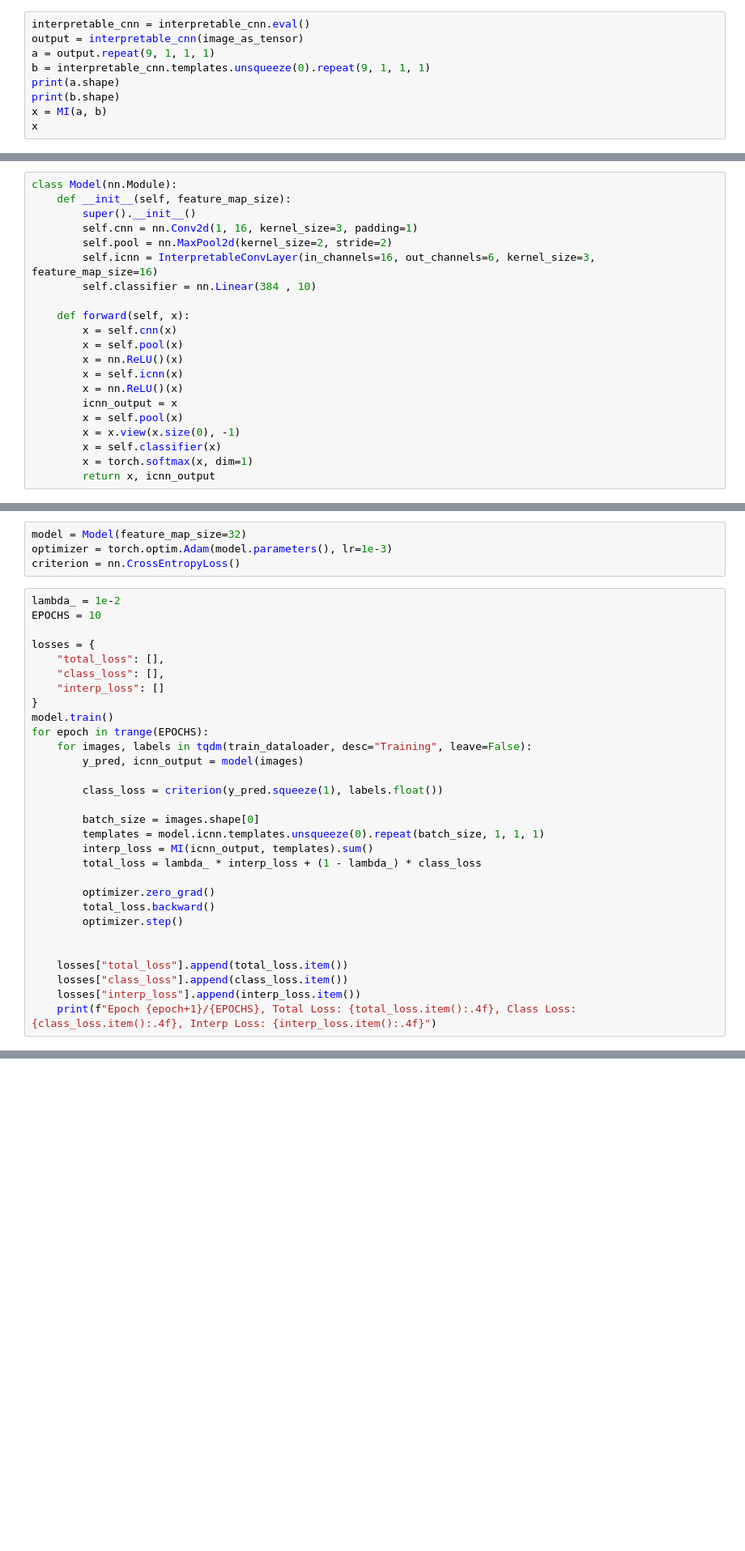
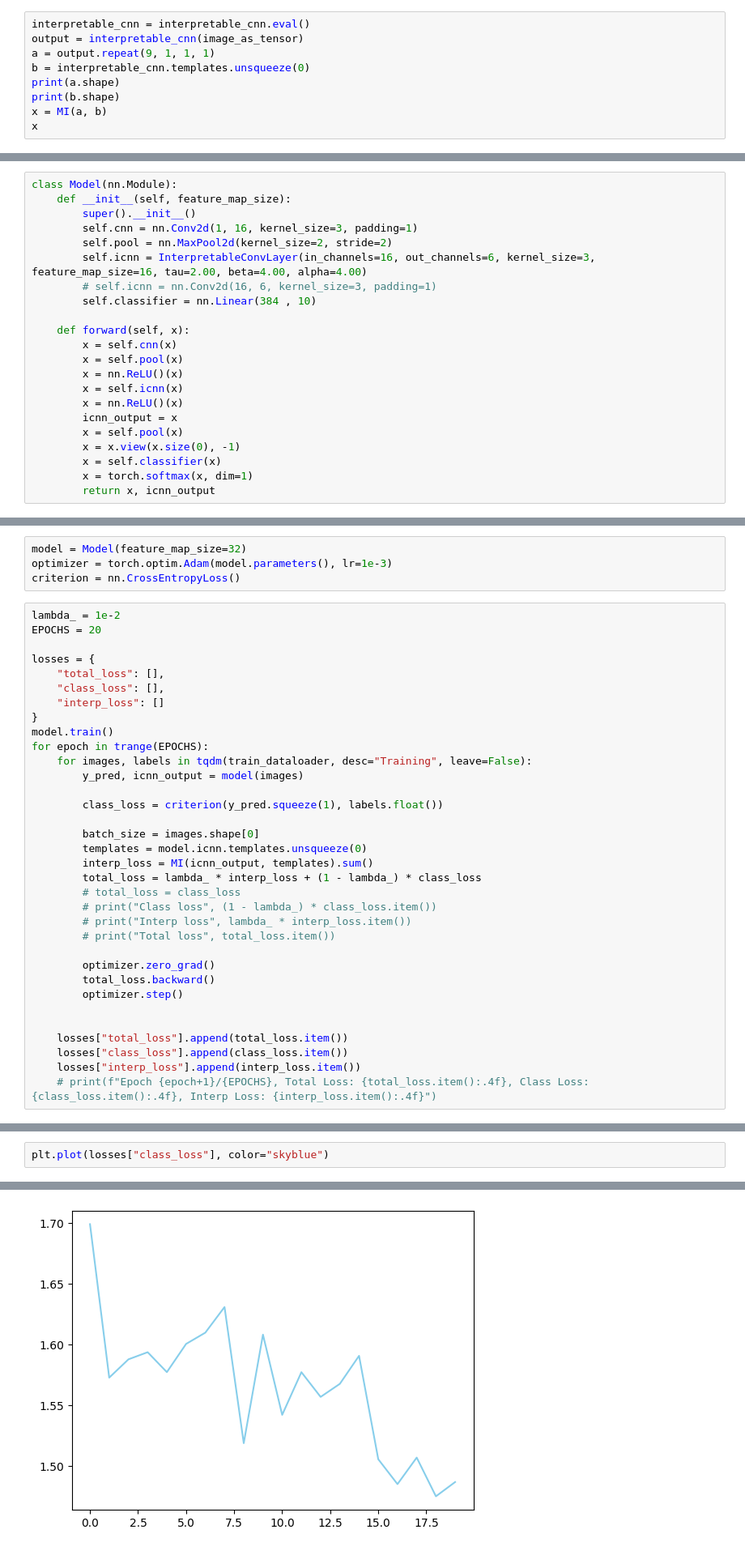
Before and after one commit to valentinafeve/interpretability, a Jupyter notebook: notebook_v2.ipynb, the cells around one changed output, grey strips where cells are left out. Shown at 81% size. Drawn from its saved outputs; the diff is of its cells as text; blank space fills up the shorter version.

```diff
--- a/notebook_v2.ipynb
+++ b/notebook_v2.ipynb
@@ -284,7 +315,7 @@ tensor([6847645., 6847645., 6847645., 6847645., 6847645., 6847645., 6847645.,
 interpretable_cnn = interpretable_cnn.eval()
 output = interpretable_cnn(image_as_tensor)
 a = output.repeat(9, 1, 1, 1)
-b = interpretable_cnn.templates.unsqueeze(0).repeat(9, 1, 1, 1)
+b = interpretable_cnn.templates.unsqueeze(0)
 print(a.shape)
 print(b.shape)
 x = MI(a, b)
@@ -304,7 +330,8 @@ class Model(nn.Module):
         super().__init__()
         self.cnn = nn.Conv2d(1, 16, kernel_size=3, padding=1)
         self.pool = nn.MaxPool2d(kernel_size=2, stride=2)
-        self.icnn = InterpretableConvLayer(in_channels=16, out_channels=6, kernel_size=3, feature_map_size=16)
+        self.icnn = InterpretableConvLayer(in_channels=16, out_channels=6, kernel_size=3, feature_map_size=16, tau=2.00, beta=4.00, alpha=4.00)
+        # self.icnn = nn.Conv2d(16, 6, kernel_size=3, padding=1)
         self.classifier = nn.Linear(384 , 10)
 
     def forward(self, x):
@@ -377,7 +400,7 @@ optimizer = torch.optim.Adam(model.parameters(), lr=1e-3)
 criterion = nn.CrossEntropyLoss()
 # %%
 lambda_ = 1e-2
-EPOCHS = 10
+EPOCHS = 20
 
 losses = {
     "total_loss": [],
@@ -392,9 +415,13 @@ for epoch in trange(EPOCHS):
         class_loss = criterion(y_pred.squeeze(1), labels.float())
 
         batch_size = images.shape[0]
-        templates = model.icnn.templates.unsqueeze(0).repeat(batch_size, 1, 1, 1)
+        templates = model.icnn.templates.unsqueeze(0)
         interp_loss = MI(icnn_output, templates).sum()
         total_loss = lambda_ * interp_loss + (1 - lambda_) * class_loss
+        # total_loss = class_loss
+        # print("Class loss", (1 - lambda_) * class_loss.item())
+        # print("Interp loss", lambda_ * interp_loss.item())
+        # print("Total loss", total_loss.item())
 
         optimizer.zero_grad()
         total_loss.backward()
@@ -404,4 +431,4 @@ for epoch in trange(EPOCHS):
     losses["total_loss"].append(total_loss.item())
     losses["class_loss"].append(class_loss.item())
     losses["interp_loss"].append(interp_loss.item())
-    print(f"Epoch {epoch+1}/{EPOCHS}, Total Loss: {total_loss.item():.4f}, Class Loss: {class_loss.item():.4f}, Interp Loss: {interp_loss.item():.4f}")
+    # print(f"Epoch {epoch+1}/{EPOCHS}, Total Loss: {total_loss.item():.4f}, Class Loss: {class_loss.item():.4f}, Interp Loss: {interp_loss.item():.4f}")
@@ -429,0 +441,3 @@ KeyboardInterrupt:
+# %%
+plt.plot(losses["class_loss"], color="skyblue")
+# %% [output]
@@ -430,3 +445,4 @@ KeyboardInterrupt:
+[figure, added]
 # %%
 import random
 random_i = random.randint(0, len(mnist_testset))
```
Also changed, not shown: parts of 35 cells of this notebook.
